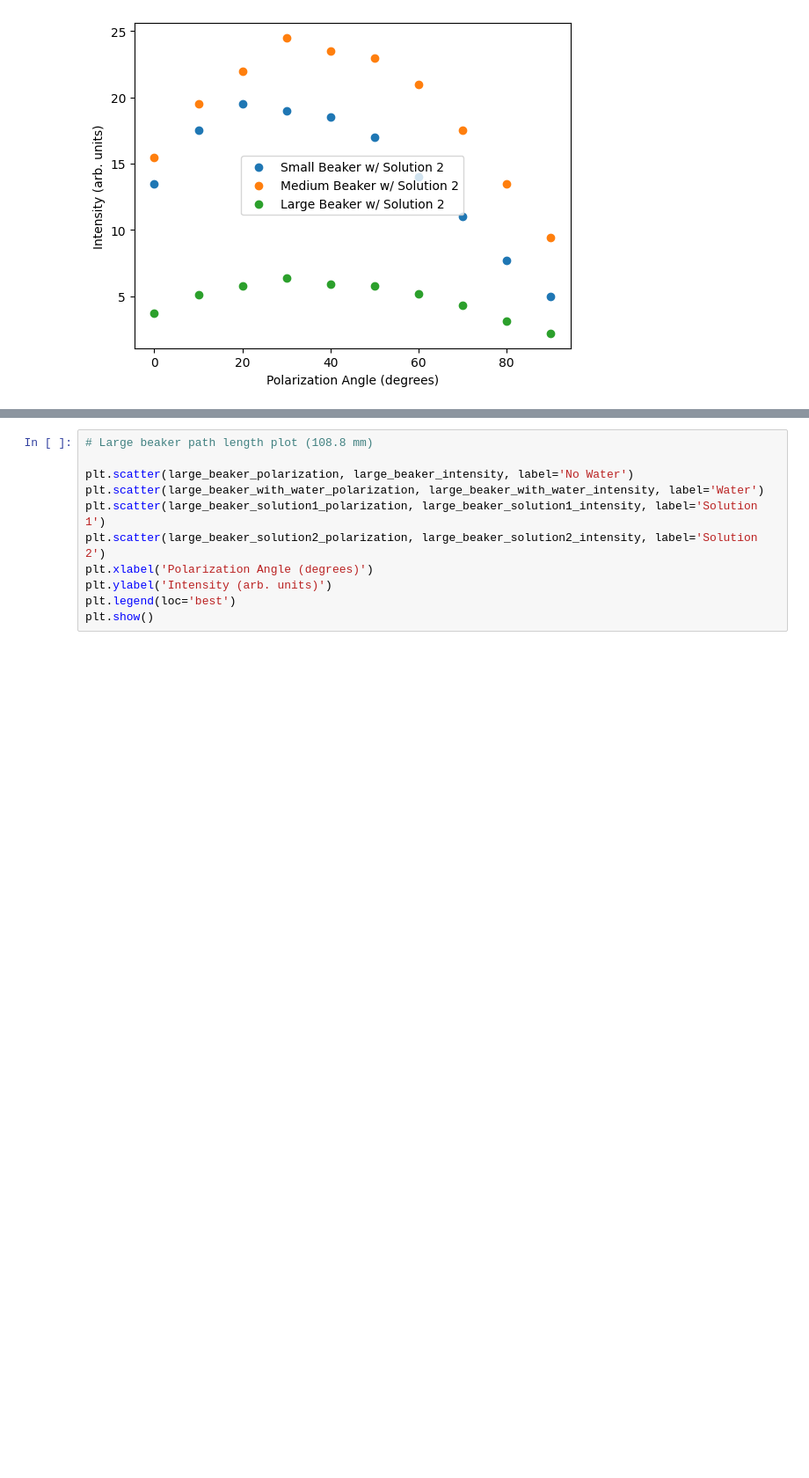
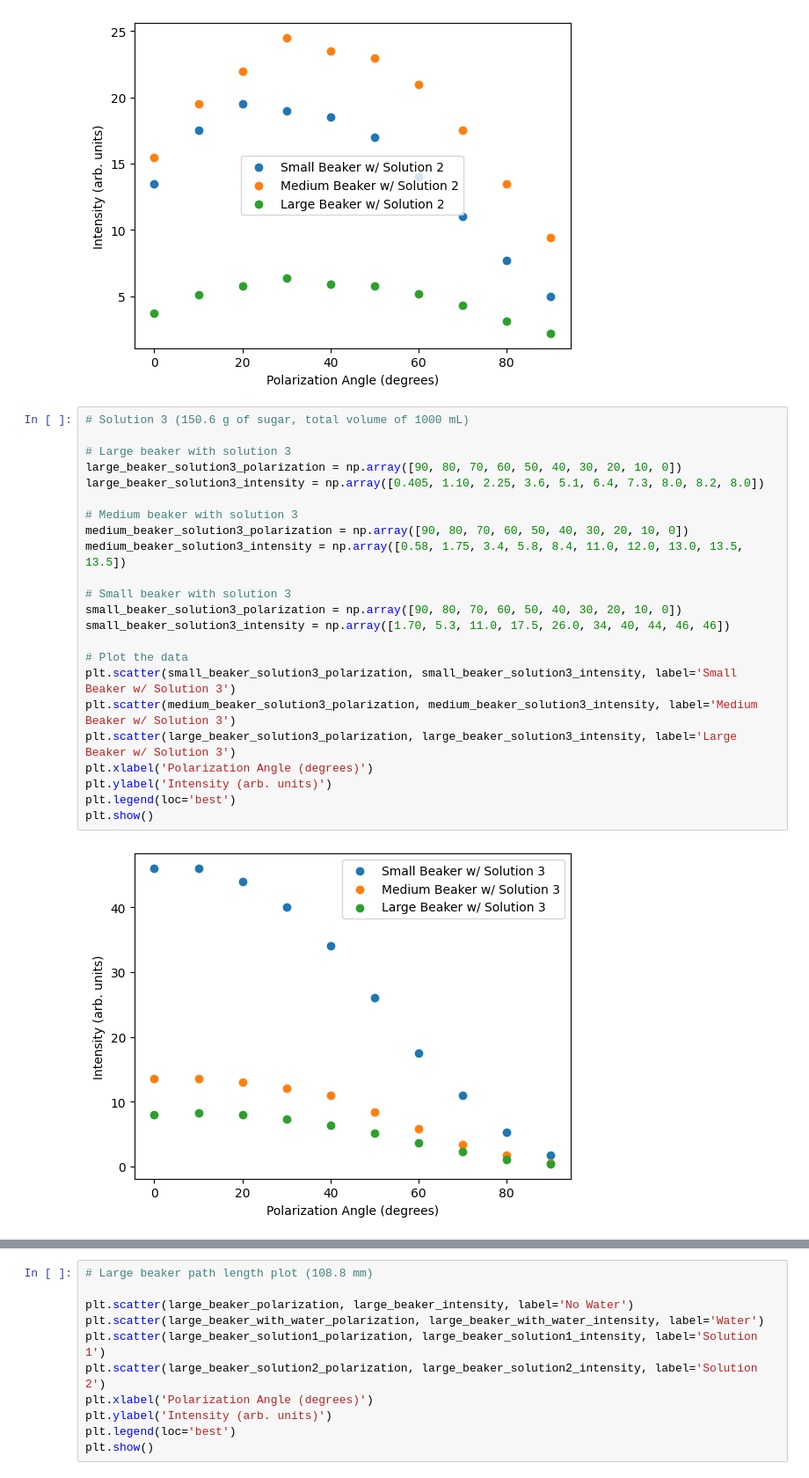
Before and after one commit to wmallah/OpticsLab, a Jupyter notebook: experiment_01/code/data_analysis.ipynb, the cells around one changed output, grey strips where cells are left out. Shown at 88% size. Drawn from its saved outputs; the diff is of its cells as text; blank space fills up the shorter version.

```diff
--- a/experiment_01/code/data_analysis.ipynb
+++ b/experiment_01/code/data_analysis.ipynb
@@ -103,3 +102,28 @@ plt.legend(loc='best')
 plt.show()
 # %% [output]
 [figure]
+# %%
+# Solution 3 (150.6 g of sugar, total volume of 1000 mL)
+
+# Large beaker with solution 3
+large_beaker_solution3_polarization = np.array([90, 80, 70, 60, 50, 40, 30, 20, 10, 0])
+large_beaker_solution3_intensity = np.array([0.405, 1.10, 2.25, 3.6, 5.1, 6.4, 7.3, 8.0, 8.2, 8.0])
+
+# Medium beaker with solution 3
+medium_beaker_solution3_polarization = np.array([90, 80, 70, 60, 50, 40, 30, 20, 10, 0])
+medium_beaker_solution3_intensity = np.array([0.58, 1.75, 3.4, 5.8, 8.4, 11.0, 12.0, 13.0, 13.5, 13.5])
+
+# Small beaker with solution 3
+small_beaker_solution3_polarization = np.array([90, 80, 70, 60, 50, 40, 30, 20, 10, 0])
+small_beaker_solution3_intensity = np.array([1.70, 5.3, 11.0, 17.5, 26.0, 34, 40, 44, 46, 46])
+
+# Plot the data
+plt.scatter(small_beaker_solution3_polarization, small_beaker_solution3_intensity, label='Small Beaker w/ Solution 3')
+plt.scatter(medium_beaker_solution3_polarization, medium_beaker_solution3_intensity, label='Medium Beaker w/ Solution 3')
+plt.scatter(large_beaker_solution3_polarization, large_beaker_solution3_intensity, label='Large Beaker w/ Solution 3')
+plt.xlabel('Polarization Angle (degrees)')
+plt.ylabel('Intensity (arb. units)')
+plt.legend(loc='best')
+plt.show()
+# %% [output]
+[figure, added]
```
Also changed, not shown: parts of 24 cells of this notebook.
